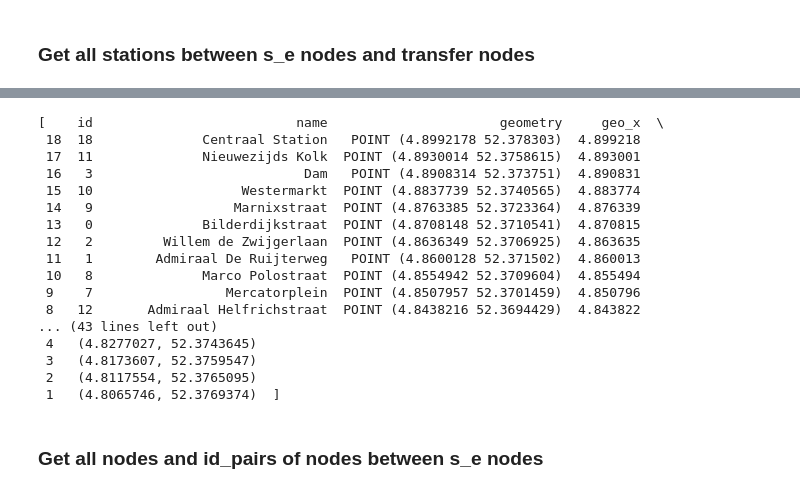
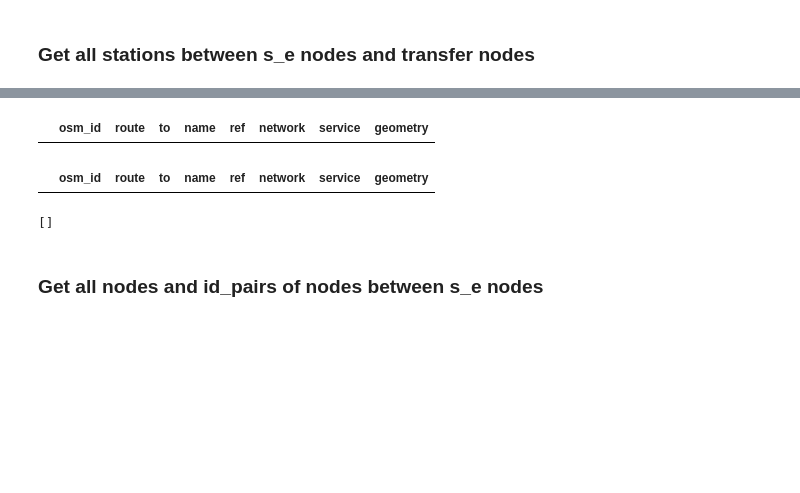
Before and after one commit to SYuGao/uvmt, a Jupyter notebook: notebooks/transfer1_tram_amsterdam.ipynb, the cells around one changed output, grey strips where cells are left out. Saved outputs shown, nothing was run; the diff lists cells and outputs as text; code cells hidden in the pictures; blank space fills up the shorter version.

Commit message:
need to revise def t_s_o_m-t_stations_gdf

```diff
--- a/notebooks/transfer1_tram_amsterdam.ipynb
+++ b/notebooks/transfer1_tram_amsterdam.ipynb
@@ -931,0 +661,10 @@ all_stations_on_matched_routes_dfs
+# %%
+s_e_same_route_df_new = pd.merge(s_e_same_routes_df,city_tram_routes,on='ref',how='left')
+
+city_tram_routes_gdf = gpd.GeoDataFrame(city_tram_routes.copy())
+s_e_node_gdf = gpd.GeoDataFrame(pd.concat([start_node.copy(), end_node.copy()],ignore_index=True))
+e_node_on_route_gdf = city_tram_routes_gdf[city_tram_routes_gdf.geometry.intersects(s_e_node_gdf.iloc[1].geometry)]
+# e_node_on_route_gdf = sub_routes_gdf[sub_routes_gdf.geometry.intersects(s_e_node_gdf.iloc[0].geometry)]
+
+s_e_same_route_gdf = pd.merge(s_e_same_route_df_new,e_node_on_route_gdf,how='inner')
+matched_route_all_stations_dict = all_stations_on_matched_route(city_tram_order_route_dict, s_e_same_route_gdf)
@@ -932,24 +676,16 @@ all_stations_on_matched_routes_dfs
+# %%
+s_e_same_route_df_new
+# %% [output]
+|  | osm_id | route | to | name | ref | network | service | geometry |
+# %%
+s_e_same_route_gdf
+# %% [output]
+|  | osm_id | route | to | name | ref | network | service | geometry |
 # %%
-btw_stations_each_way_list = btw_stations_each_way_list(start_node,end_node,all_stations_on_matched_routes_dfs)
+btw_stations_each_way_list = btw_stations_each_way_list(start_node,t_station_node_tram_Am,all_stations_on_matched_routes_dfs)
 btw_stations_each_way_list
 # %% [output]
-[    id                          name                      geometry     geo_x  \
- 18  18              Centraal Station   POINT (4.8992178 52.378303)  4.899218
- 17  11              Nieuwezijds Kolk  POINT (4.8930014 52.3758615)  4.893001
- 16   3                           Dam   POINT (4.8908314 52.373751)  4.890831
- 15  10                   Westermarkt  POINT (4.8837739 52.3740565)  4.883774
- 14   9                  Marnixstraat  POINT (4.8763385 52.3723364)  4.876339
- 13   0              Bilderdijkstraat  POINT (4.8708148 52.3710541)  4.870815
- 12   2         Willem de Zwijgerlaan  POINT (4.8636349 52.3706925)  4.863635
- 11   1        Admiraal De Ruijterweg   POINT (4.8600128 52.371502)  4.860013
- 10   8              Marco Polostraat  POINT (4.8554942 52.3709604)  4.855494
- 9    7                 Mercatorplein  POINT (4.8507957 52.3701459)  4.850796
- 8   12       Admiraal Helfrichstraat  POINT (4.8438216 52.3694429)  4.843822
-... (43 lines left out)
- 4   (4.8277027, 52.3743645)
- 3   (4.8173607, 52.3759547)
- 2   (4.8117554, 52.3765095)
- 1   (4.8065746, 52.3769374)  ]
+[]
 # %% [markdown]
 ### Get all nodes and id_pairs of nodes between s_e nodes
 # %%
```
Also changed, not shown: parts of 36 cells of this notebook, 3 other files.
